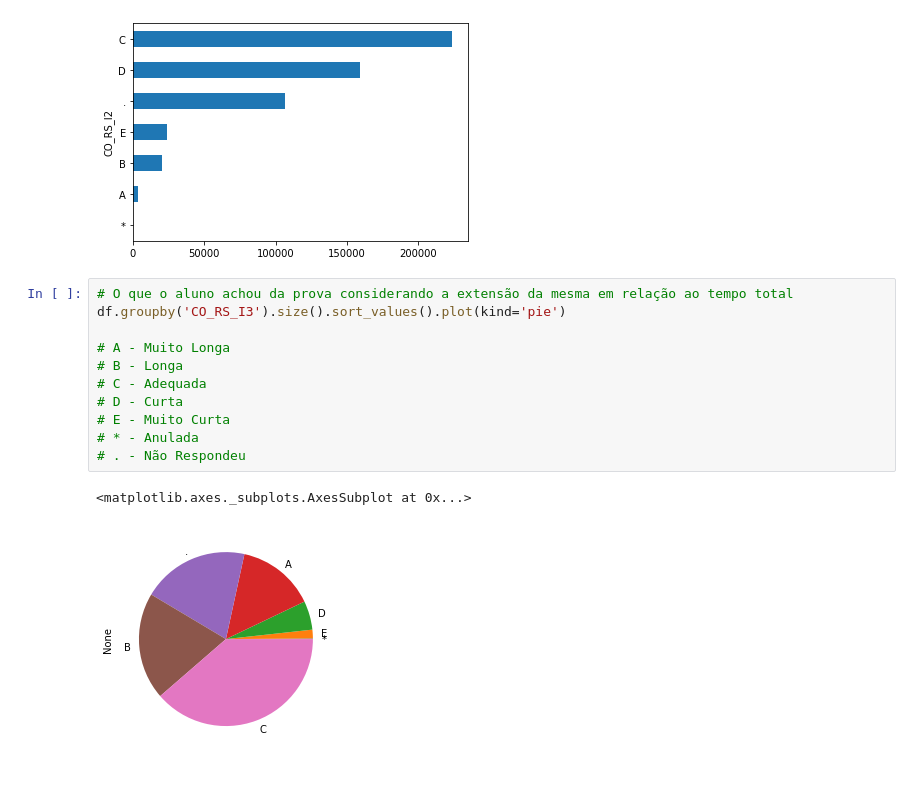
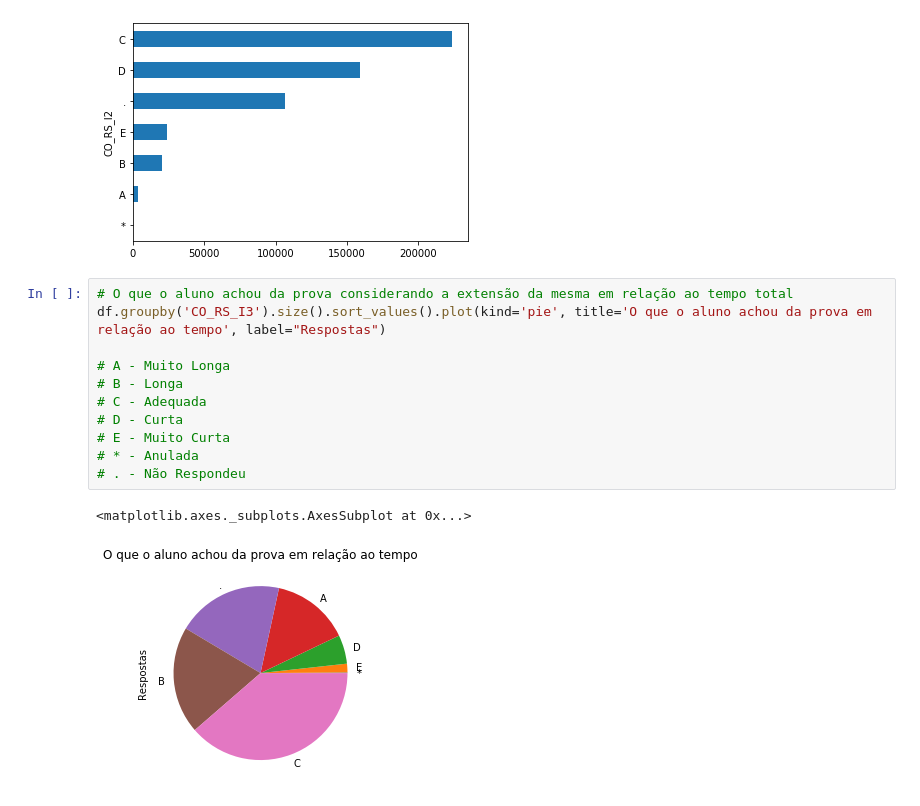
Before and after one commit to PGabriel-MB/EnandePercepcao, a Jupyter notebook: Untitled.ipynb, the cells around one changed output. Cells and saved outputs as stored; diff of their text form.

```diff
--- a/Untitled.ipynb
+++ b/Untitled.ipynb
@@ -75,15 +76,15 @@ df.groupby('CO_RS_I2').size().sort_values().plot(kind='barh')
 [figure]
 # %%
 # O que o aluno achou da prova considerando a extensão da mesma em relação ao tempo total
-df.groupby('CO_RS_I3').size().sort_values().plot(kind='pie')
+df.groupby('CO_RS_I3').size().sort_values().plot(kind='pie', title='O que o aluno achou da prova em relação ao tempo', label="Respostas")
 
 # A - Muito Longa
 # B - Longa
 # C - Adequada
 # D - Curta
 # E - Muito Curta
 # * - Anulada
 # . - Não Respondeu
 # %% [output]
 <matplotlib.axes._subplots.AxesSubplot at 0x...>
-[figure, old version]
+[figure, new version]
```
Also changed, not shown: parts of 6 cells of this notebook, 1 other file.
